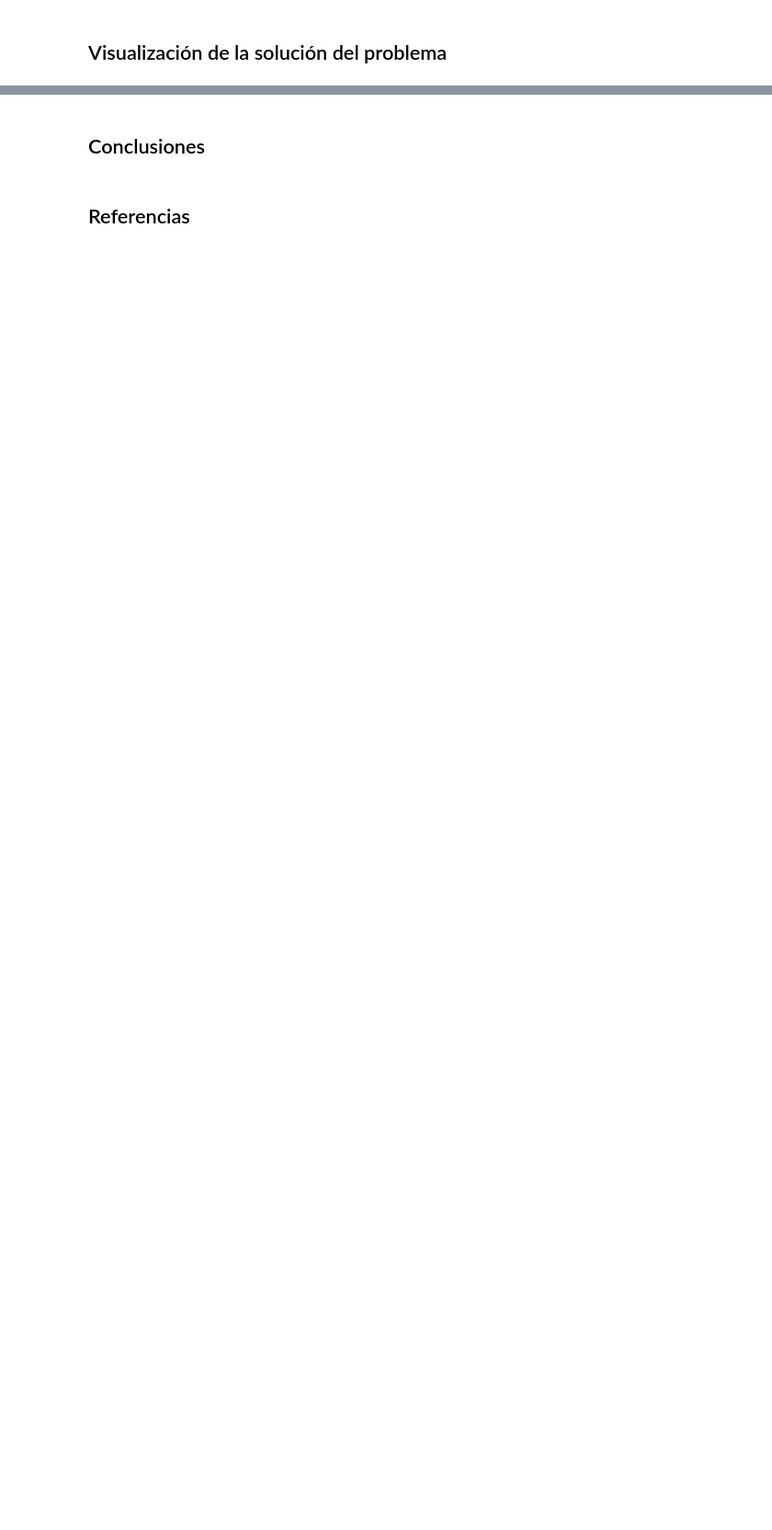
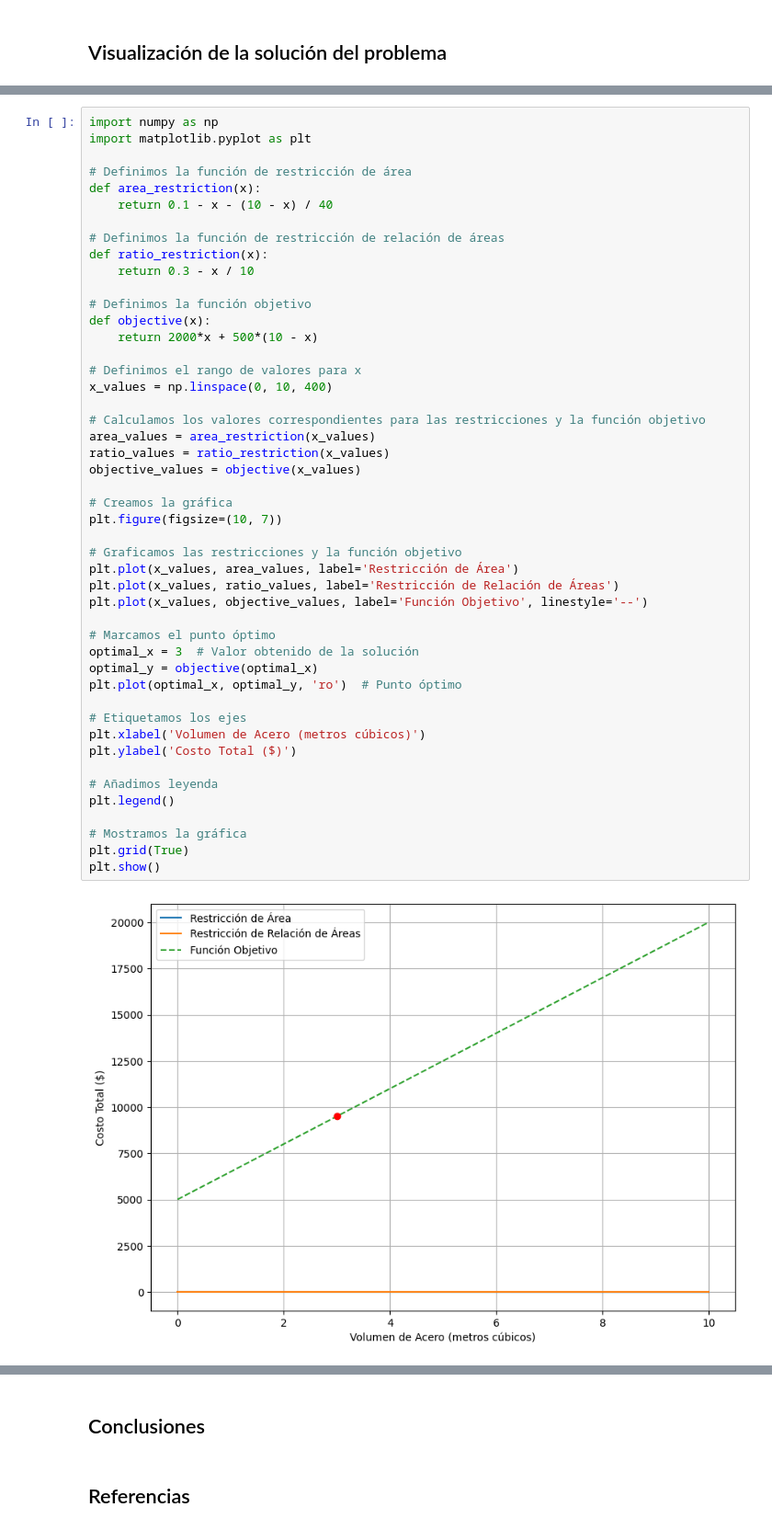
Before and after one commit to Guillermo-Chiw-ITESO/PM1_ChiwO_UrdialesM, a Jupyter notebook: PM1_ChiwO_UrdialesM.ipynb, the cells around one changed output, grey strips where cells are left out. Shown at 92% size. Saved outputs shown, nothing was run; the diff lists cells and outputs as text; blank space fills up the shorter version.

```diff
--- a/PM1_ChiwO_UrdialesM.ipynb
+++ b/PM1_ChiwO_UrdialesM.ipynb
@@ -18,0 +235,49 @@ Buscamos acercarnos a problemáticas diarias encontradas
+# %%
+import numpy as np
+import matplotlib.pyplot as plt
+
+# Definimos la función de restricción de área
+def area_restriction(x):
+    return 0.1 - x - (10 - x) / 40
+
+# Definimos la función de restricción de relación de áreas
+def ratio_restriction(x):
+    return 0.3 - x / 10
+
+# Definimos la función objetivo
+def objective(x):
+    return 2000*x + 500*(10 - x)
+
+# Definimos el rango de valores para x
+x_values = np.linspace(0, 10, 400)
+
+# Calculamos los valores correspondientes para las restricciones y la función objetivo
+area_values = area_restriction(x_values)
+ratio_values = ratio_restriction(x_values)
+objective_values = objective(x_values)
+
+# Creamos la gráfica
+plt.figure(figsize=(10, 7))
+
+# Graficamos las restricciones y la función objetivo
+plt.plot(x_values, area_values, label='Restricción de Área')
+plt.plot(x_values, ratio_values, label='Restricción de Relación de Áreas')
+plt.plot(x_values, objective_values, label='Función Objetivo', linestyle='--')
+
+# Marcamos el punto óptimo
+optimal_x = 3  # Valor obtenido de la solución
+optimal_y = objective(optimal_x)
+plt.plot(optimal_x, optimal_y, 'ro')  # Punto óptimo
+
+# Etiquetamos los ejes
+plt.xlabel('Volumen de Acero (metros cúbicos)')
+plt.ylabel('Costo Total ($)')
+
+# Añadimos leyenda
+plt.legend()
+
+# Mostramos la gráfica
+plt.grid(True)
+plt.show()
+# %% [output]
+[figure, added]
```
Also changed, not shown: parts of 20 cells of this notebook.
